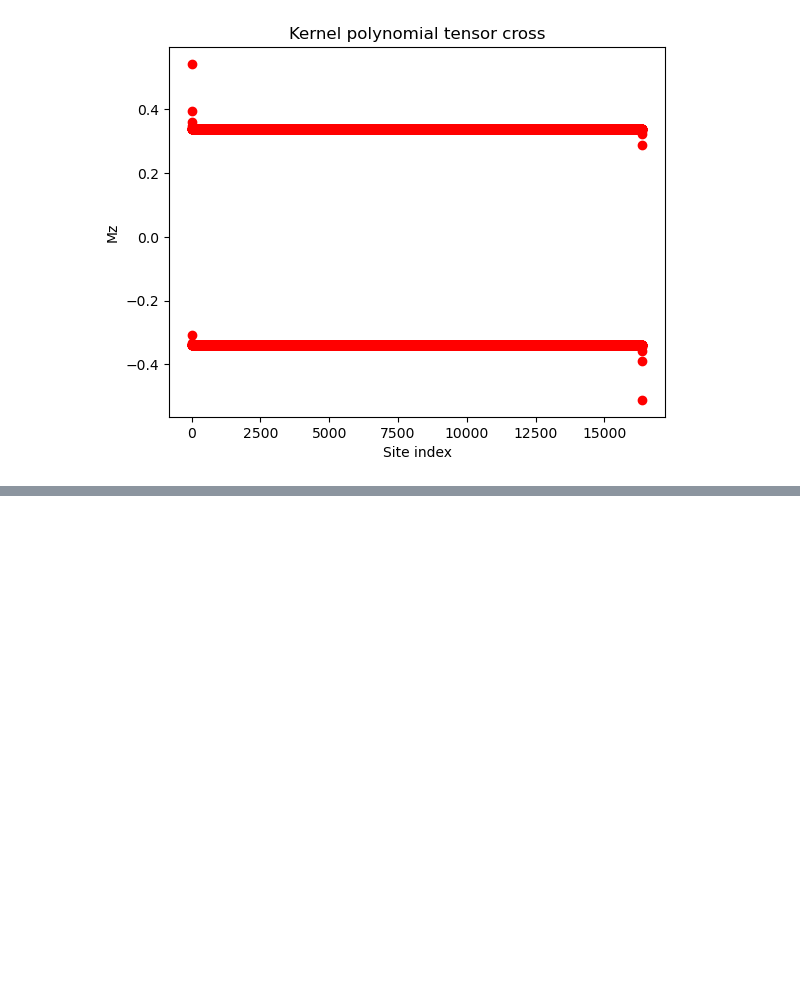
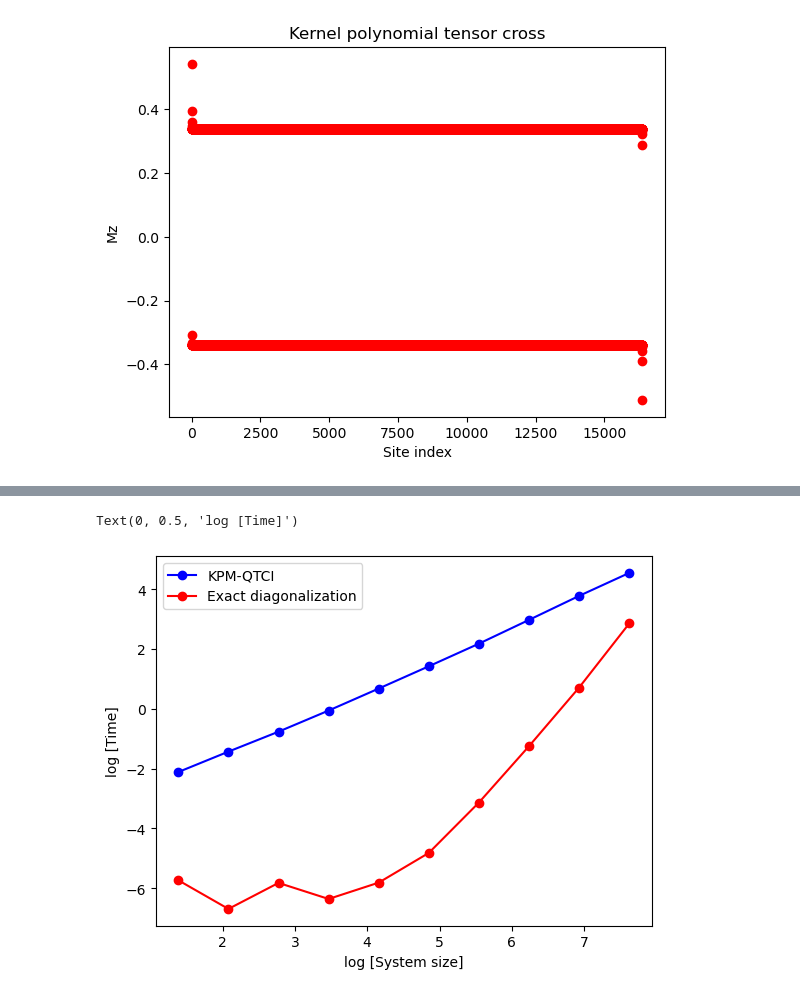
Before and after one commit to yzhaoo/qtcipy, a Jupyter notebook: examples/KPM_QTCI_SCF/main.ipynb, the cells around one changed output, grey strips where cells are left out. Saved outputs shown, nothing was run; the diff lists cells and outputs as text; code cells hidden in the pictures; blank space fills up the shorter version.

```diff
--- a/examples/KPM_QTCI_SCF/main.ipynb
+++ b/examples/KPM_QTCI_SCF/main.ipynb
@@ -260,0 +319,28 @@ Text(0.5, 0, 'Site index')
+# %%
+def get_time(L,use_kpm=True):
+#    L = 6 # exponential length
+    n = 2**L # number of sites
+    rows,cols = np.array(range(0,n-1)),np.array(range(1,n)) # indexes
+    data = np.array([1. for i in range(n-1)],dtype=np.complex_) # hopping 1 for all
+    k = 0.2/np.sqrt(2)
+    data = 1. + 0.2*np.cos(np.pi*2.*k*(rows+cols)/2.)*data
+
+    from scipy.sparse import csc_matrix
+    h0 = csc_matrix((data,(rows,cols)),shape=(n,n),dtype=np.complex_) # create single particle hopping
+    h0 = h0 + h0.T # add the transpose
+
+    get_density_i(h0,delta=1e-1)
+    dup0 = 0.2*np.array([(-1)**i for i in range(h0.shape[0])])
+    ddn0 = -dup0 # initialize
+    import time
+
+    t0 = time.time()
+    hup,hdn,dup,ddn = SCF_Hubbard(h0,ddn=ddn0,dup=dup0,use_kpm=use_kpm,use_qtci=True,
+                              info=True,U=2.,delta=.1,maxite=1)
+    t1 = time.time()
+    return t1-t0
+
+Ls = range(2,12)
+ts = [get_time(L) for L in Ls] # time with QTCI
+
+#ts_ed = [get_time(L,use_kpm=False) for L in Ls] # time with ED
@@ -260,0 +368,8 @@ Text(0.5, 0, 'Site index')
+# %%
+plt.plot(np.log(2**np.array(Ls)),np.log(ts),marker="o",label="KPM-QTCI",c="blue")
+plt.plot(np.log(2**np.array(Ls)),np.log(ts_ed),marker="o",label="Exact diagonalization",c="red")
+plt.legend()
+plt.xlabel("log [System size]") ; plt.ylabel("log [Time]")
+# %% [output]
+Text(0, 0.5, 'log [Time]')
+[figure, added]
```
Also changed, not shown: parts of 8 cells of this notebook, 3 other files.
